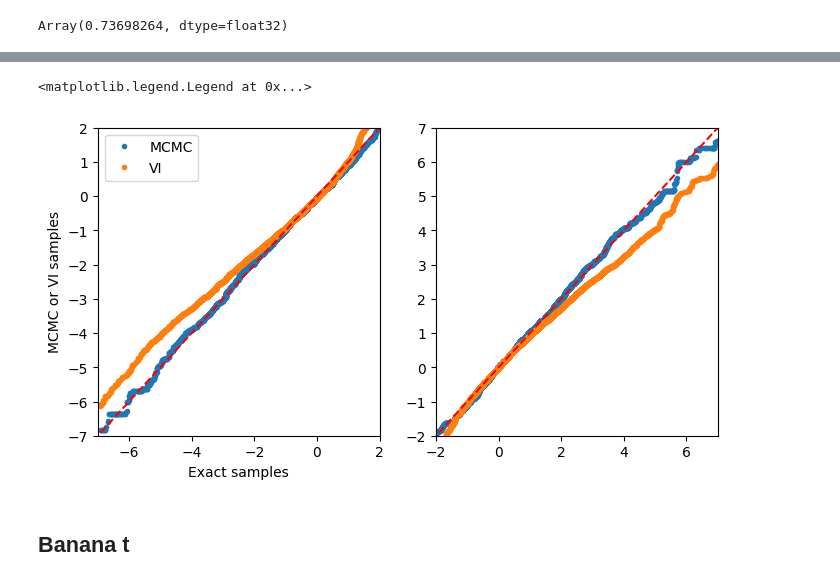
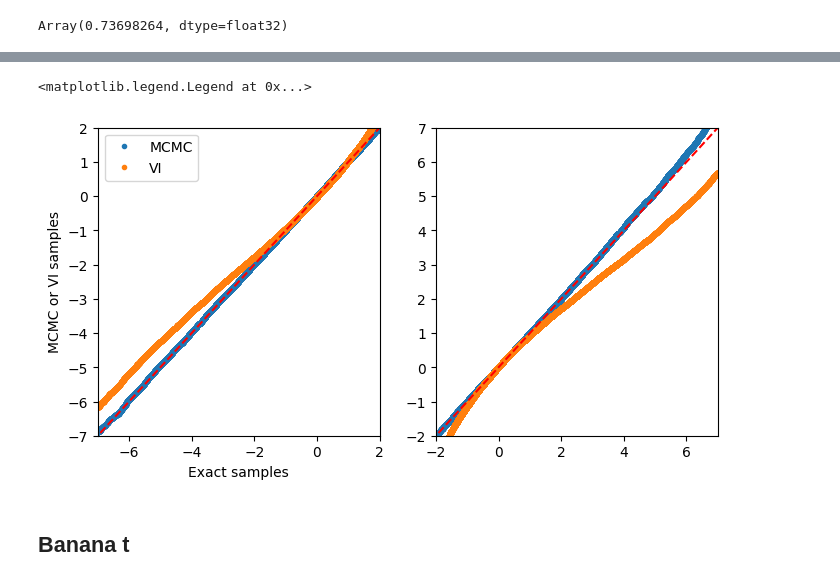
Before and after one commit to liusf15/sub-cauchy-sampler, a Jupyter notebook: experiments/test_scp.ipynb, the cells around one changed output, grey strips where cells are left out. Drawn from its saved outputs; the diff is of its cells as text; code cells hidden in the pictures.

```diff
--- a/experiments/test_scp.ipynb
+++ b/experiments/test_scp.ipynb
@@ -147,9 +228,9 @@ fig, ax = plt.subplots(1, 2, figsize=(8, 4))
 for i, j in enumerate([0, d-1]):
     exact_sorted = jnp.sort(exact_samples[:, j])
     mcmc_sorted = jnp.sort(mcmc_samples[:, j])
-    vi_sorted = jnp.sort(transformed_samples[:, j])
+    # vi_sorted = jnp.sort(transformed_samples[:, j])
     ax[i].plot(exact_sorted, mcmc_sorted, '.', label='MCMC')
-    ax[i].plot(exact_sorted, vi_sorted, '.', label='VI')
+    # ax[i].plot(exact_sorted, vi_sorted, '.', label='VI')
     ax[i].plot([-15, 15], [-15, 15], 'r--')  # Reference line for y=x
 
 ax[0].set_xlim(-5., 12)
@@ -240,7 +321,10 @@ plt.show()
 # %%
 logp_sphere = scp.transform_target(target_logp, opt_params)
 
-nsample = 5000
+nsample = 1000_000
 burnin = 500
-x0 = jnp.zeros(d+1)
-mcmc_samples_sphere, accepts = rwm_bright_side(logp_sphere, x0, latitude, key=jax.random.key(10), nsample=nsample+burnin, stepsize=0.5)
+key, subkey = jax.random.split(jax.random.key(1))
+x0 = uniform_sample_bright_side(d, latitude, subkey, n=1)[0]
+key, subkey = jax.random.split(key)
+mcmc_samples_sphere, accepts = rwm_stepout_dark_side(logp_sphere, x0, latitude, key=subkey, nsample=nsample+burnin, stepsize=5)
+print(accepts.mean())
@@ -247,2 +333,3 @@ mcmc_samples_sphere, accepts = rwm_bright_side(logp_sphere, x0, latitude, key=ja
 # %%
 mcmc_samples = scp.projection(opt_params, mcmc_samples_sphere[burnin:])
+mcmc_samples = mcmc_samples[::10]
@@ -253,3 +336,6 @@ Array(0.6001818, dtype=float32)
+# %%
+exact_samples = target_skewt.rvs((mcmc_samples.shape[0], d))
+vi_samples = scp.projection(opt_params, uniform_sample_bright_side(d, latitude, jax.random.key(0), n=mcmc_samples.shape[0]))
 # %%
 fig, ax = plt.subplots(1, 2, figsize=(6, 3))
 ax[0].hist(exact_samples[abs(exact_samples[:, 0]) < 10 , 0], 30, density=True, alpha=.5, label='Target')
@@ -269,23 +355,23 @@ Array([-7.2932615,  1.5192952], dtype=float32)
 # %%
 fig, ax = plt.subplots(1, 2, figsize=(8, 4))
 for i, j in enumerate([0, d-1]):
     exact_sorted = jnp.sort(exact_samples[:, j])
     mcmc_sorted = jnp.sort(mcmc_samples[:, j])
-    vi_sorted = jnp.sort(transformed_samples[:, j])
+    vi_sorted = jnp.sort(vi_samples[:, j])
     ax[i].plot(exact_sorted, mcmc_sorted, '.', label='MCMC')
     ax[i].plot(exact_sorted, vi_sorted, '.', label='VI')
     ax[i].plot([-15, 15], [-15, 15], 'r--')  # Reference line for y=x
 
 ax[0].set_xlim(-7., 2)
 ax[0].set_ylim(-7., 2)
 ax[1].set_xlim(-2., 7)
 ax[1].set_ylim(-2., 7)
 ax[0].set_xlabel('Exact samples')
 ax[0].set_ylabel('MCMC or VI samples')
 ax[0].legend()
 # %% [output]
 <matplotlib.legend.Legend at 0x...>
-[figure, old version]
+[figure, new version]
 # %% [markdown]
 ## Banana t
 # %%
```
Also changed, not shown: parts of 40 cells of this notebook, 3 other files.
